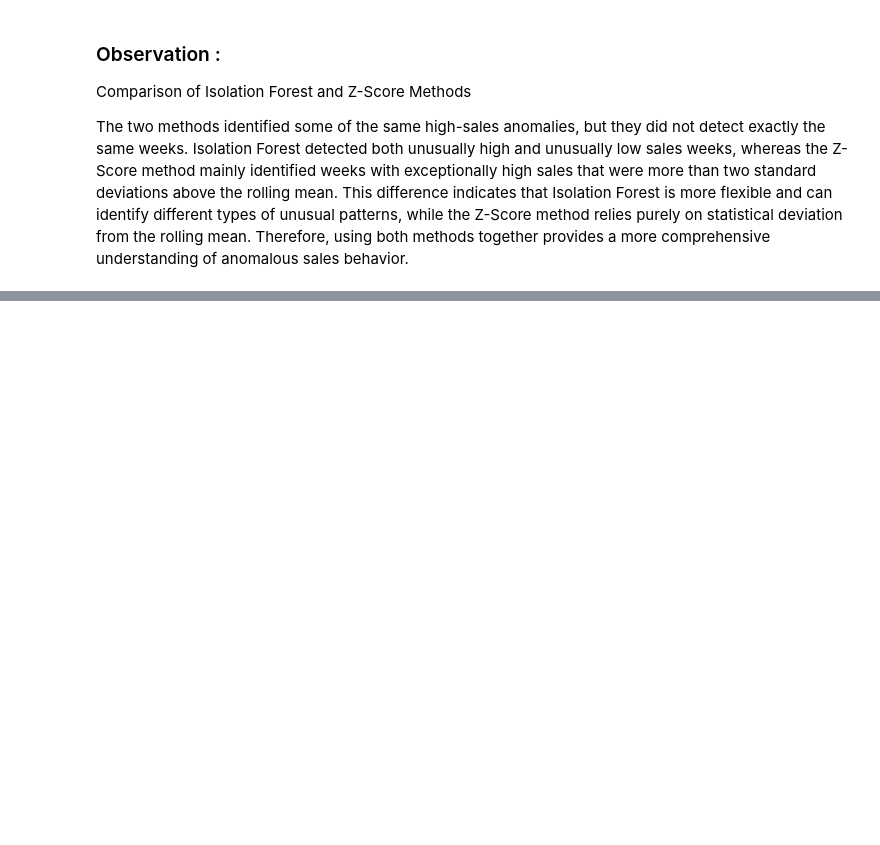
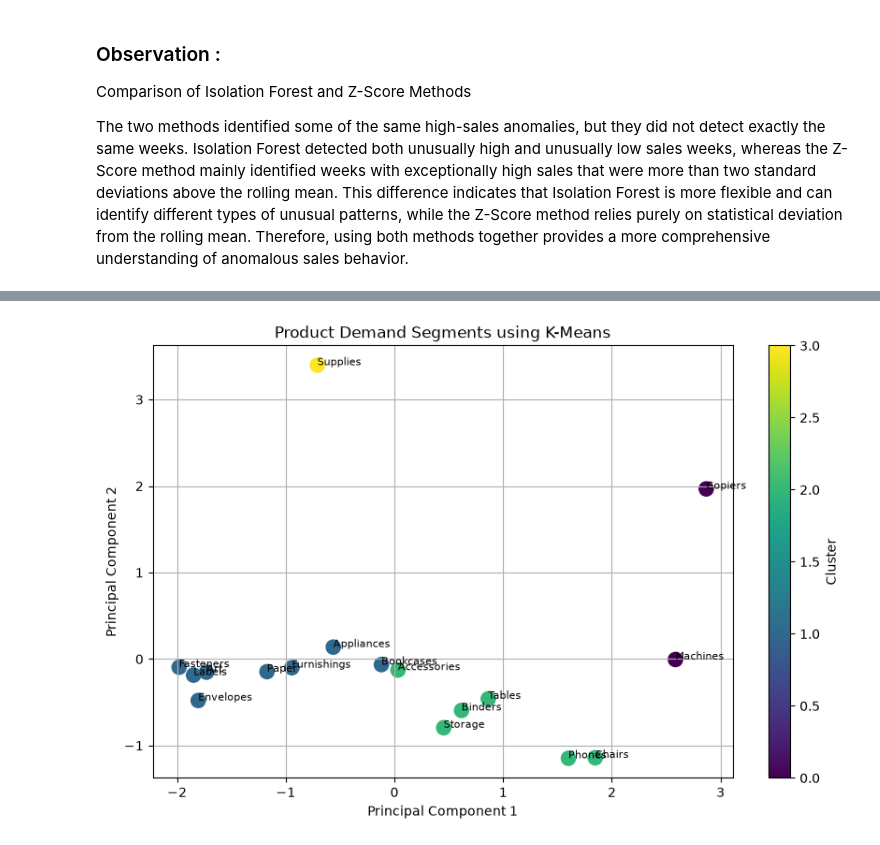
Before and after one commit to Sumit-342/sales-forecasting-dashboard, a Jupyter notebook: analysis.ipynb, the cells around one changed output, grey strips where cells are left out. Drawn from its saved outputs; the diff is of its cells as text; code cells hidden in the pictures; blank space fills up the shorter version.

```diff
--- a/analysis.ipynb
+++ b/analysis.ipynb
@@ -1505,0 +1399,10 @@ The two methods identified some of the same high-sales anomalies, but they did n
+# %%
+# Reduce to 2 dimensions
+pca = PCA(n_components=2)
+
+pca_features = pca.fit_transform(scaled_features)
+
+cluster_features["PCA1"] = pca_features[:, 0]
+cluster_features["PCA2"] = pca_features[:, 1]
+
+cluster_features.head()
@@ -1505,0 +1416,32 @@ The two methods identified some of the same high-sales anomalies, but they did n
+# %%
+# scatter plot
+plt.figure(figsize=(10,6))
+
+scatter = plt.scatter(
+    cluster_features["PCA1"],
+    cluster_features["PCA2"],
+    c=cluster_features["Cluster"],
+    cmap="viridis",
+    s=120
+)
+
+# Add sub-category names
+for i in range(len(cluster_features)):
+    plt.text(
+        cluster_features["PCA1"].iloc[i],
+        cluster_features["PCA2"].iloc[i],
+        cluster_features["Sub-Category"].iloc[i],
+        fontsize=8
+    )
+
+plt.title("Product Demand Segments using K-Means")
+plt.xlabel("Principal Component 1")
+plt.ylabel("Principal Component 2")
+
+plt.colorbar(scatter, label="Cluster")
+
+plt.grid(True)
+
+plt.show()
+# %% [output]
+[figure, added]
```
Also changed, not shown: parts of 96 cells of this notebook.
